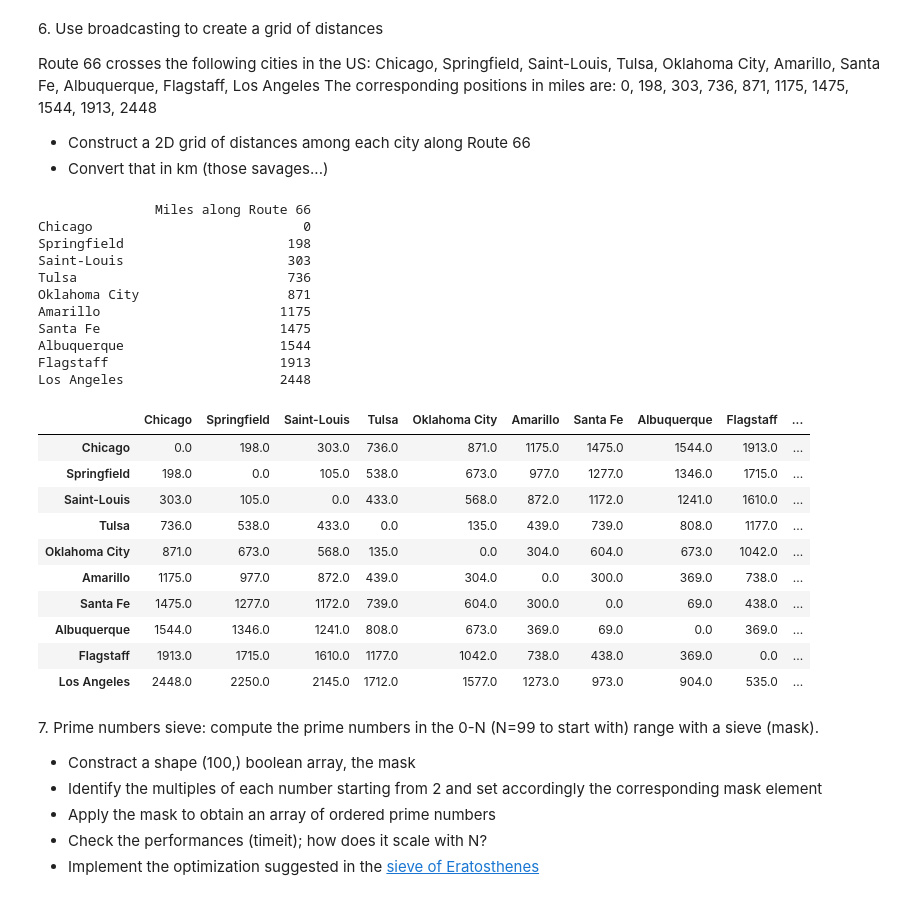
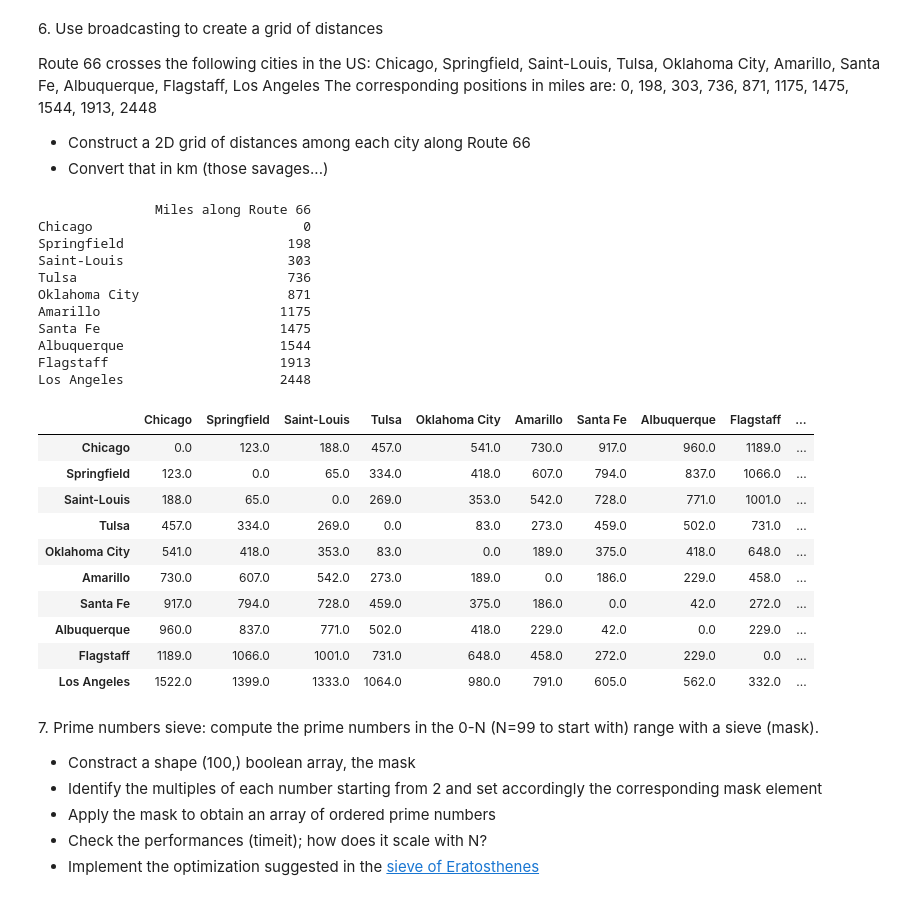
Before and after one commit to LeonMengoni/LaboratoryOfComputationalPhysics_Y5, a Jupyter notebook: 04ex_Numpy.ipynb, the cells around one changed output. Cells and saved outputs as stored; diff of their text form; code cells hidden in the pictures.

```diff
--- a/04ex_Numpy.ipynb
+++ b/04ex_Numpy.ipynb
@@ -179,63 +214,63 @@ The corresponding positions in miles are: 0, 198, 303, 736, 871, 1175, 1475, 154
   * Convert that in km (those savages...)
 # %%
 import pandas as pd
-pos = np.array([0, 198, 303, 736, 871, 1175, 1475, 1544, 1913, 2448])
-cities = ["Chicago", "Springfield", "Saint-Louis", "Tulsa", "Oklahoma City", "Amarillo", "Santa Fe", "Albuquerque", "Flagstaff", "Los Angeles"]
-df = pd.DataFrame(pos,index=cities,columns=["Miles along Route 66"])
+
+route66 = {"Chicago": 0, "Springfield": 198, "Saint-Louis": 303, "Tulsa": 736, "Oklahoma City": 871, "Amarillo": 1175, "Santa Fe": 1475, "Albuquerque": 1544, "Flagstaff": 1913, "Los Angeles": 2448}
+n = len(route66)
+cities = list(route66)
+positions = np.array(list(route66.values())).reshape(n,1)
+df = pd.DataFrame(positions,index=cities,columns=["Miles along Route 66"])
 print(df)
-
-#print(type(df.shape[0]))
-#print(df.shape[0])
 
 #1) By using normal matrix
 
-distMiles1 = np.zeros((df.shape[0],df.shape[0]))
+distMiles1 = np.zeros((n,n))
 
-for i in range(df.shape[0]):
-    for j in range(df.shape[0]):
-        distMiles1[i,j] = abs(df.values[i]-df.values[j])
-
+for i in range(n):
+    for j in range(n):
+        distMiles1[i,j] = abs(positions[i]-positions[j])
 #print(distMiles1)
 
 
 #2) By using broadcasting
 
-posL = np.tile(pos,(len(pos),1))
-distMiles2 = np.absolute(posL - posL.T)
+posT = np.tile(positions.T,(n,1))
+distMiles2 = np.absolute(posT - positions)
 #print(distMiles2)
+
 
 #3) By using distance matrix of scipy
 
 from scipy.spatial import distance_matrix
 
-distMiles3 = pd.DataFrame(distance_matrix(df.values,df.values),index=df.index,columns=df.index)
-distMiles3
+distMiles3 = pd.DataFrame(distance_matrix(positions,positions),index=cities,columns=cities)
+#distMiles3
 
-#distKilometers = distMiles // 1.608
-#print(distKilometers)
+distKilometers = distMiles3 // 1.608
+distKilometers
 # %% [output]
                Miles along Route 66
 Chicago                           0
 Springfield                     198
 Saint-Louis                     303
 Tulsa                           736
 Oklahoma City                   871
 Amarillo                       1175
 Santa Fe                       1475
 Albuquerque                    1544
 Flagstaff                      1913
 Los Angeles                    2448
 |  | Chicago | Springfield | Saint-Louis | Tulsa | Oklahoma City | Amarillo | Santa Fe | Albuquerque | Flagstaff | ... |
-| Chicago | 0.0 | 198.0 | 303.0 | 736.0 | 871.0 | 1175.0 | 1475.0 | 1544.0 | 1913.0 | ... |
-| Springfield | 198.0 | 0.0 | 105.0 | 538.0 | 673.0 | 977.0 | 1277.0 | 1346.0 | 1715.0 | ... |
-| Saint-Louis | 303.0 | 105.0 | 0.0 | 433.0 | 568.0 | 872.0 | 1172.0 | 1241.0 | 1610.0 | ... |
-| Tulsa | 736.0 | 538.0 | 433.0 | 0.0 | 135.0 | 439.0 | 739.0 | 808.0 | 1177.0 | ... |
-| Oklahoma City | 871.0 | 673.0 | 568.0 | 135.0 | 0.0 | 304.0 | 604.0 | 673.0 | 1042.0 | ... |
-| Amarillo | 1175.0 | 977.0 | 872.0 | 439.0 | 304.0 | 0.0 | 300.0 | 369.0 | 738.0 | ... |
-| Santa Fe | 1475.0 | 1277.0 | 1172.0 | 739.0 | 604.0 | 300.0 | 0.0 | 69.0 | 438.0 | ... |
-| Albuquerque | 1544.0 | 1346.0 | 1241.0 | 808.0 | 673.0 | 369.0 | 69.0 | 0.0 | 369.0 | ... |
-| Flagstaff | 1913.0 | 1715.0 | 1610.0 | 1177.0 | 1042.0 | 738.0 | 438.0 | 369.0 | 0.0 | ... |
-| Los Angeles | 2448.0 | 2250.0 | 2145.0 | 1712.0 | 1577.0 | 1273.0 | 973.0 | 904.0 | 535.0 | ... |
+| Chicago | 0.0 | 123.0 | 188.0 | 457.0 | 541.0 | 730.0 | 917.0 | 960.0 | 1189.0 | ... |
+| Springfield | 123.0 | 0.0 | 65.0 | 334.0 | 418.0 | 607.0 | 794.0 | 837.0 | 1066.0 | ... |
+| Saint-Louis | 188.0 | 65.0 | 0.0 | 269.0 | 353.0 | 542.0 | 728.0 | 771.0 | 1001.0 | ... |
+| Tulsa | 457.0 | 334.0 | 269.0 | 0.0 | 83.0 | 273.0 | 459.0 | 502.0 | 731.0 | ... |
+| Oklahoma City | 541.0 | 418.0 | 353.0 | 83.0 | 0.0 | 189.0 | 375.0 | 418.0 | 648.0 | ... |
+| Amarillo | 730.0 | 607.0 | 542.0 | 273.0 | 189.0 | 0.0 | 186.0 | 229.0 | 458.0 | ... |
+| Santa Fe | 917.0 | 794.0 | 728.0 | 459.0 | 375.0 | 186.0 | 0.0 | 42.0 | 272.0 | ... |
+| Albuquerque | 960.0 | 837.0 | 771.0 | 502.0 | 418.0 | 229.0 | 42.0 | 0.0 | 229.0 | ... |
+| Flagstaff | 1189.0 | 1066.0 | 1001.0 | 731.0 | 648.0 | 458.0 | 272.0 | 229.0 | 0.0 | ... |
+| Los Angeles | 1522.0 | 1399.0 | 1333.0 | 1064.0 | 980.0 | 791.0 | 605.0 | 562.0 | 332.0 | ... |
 # %% [markdown]
 7\. Prime numbers sieve: compute the prime numbers in the 0-N (N=99 to start with) range with a sieve (mask).
   * Constract a shape (100,) boolean array, the mask
```
Also changed, not shown: parts of 15 cells of this notebook, 35 other files.
